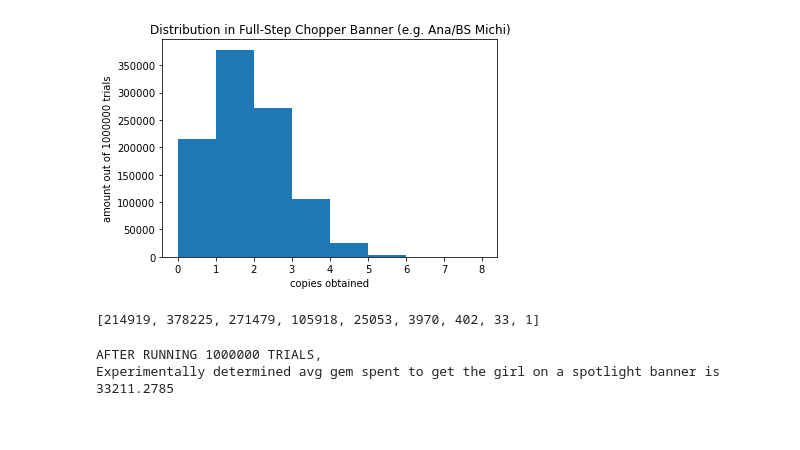
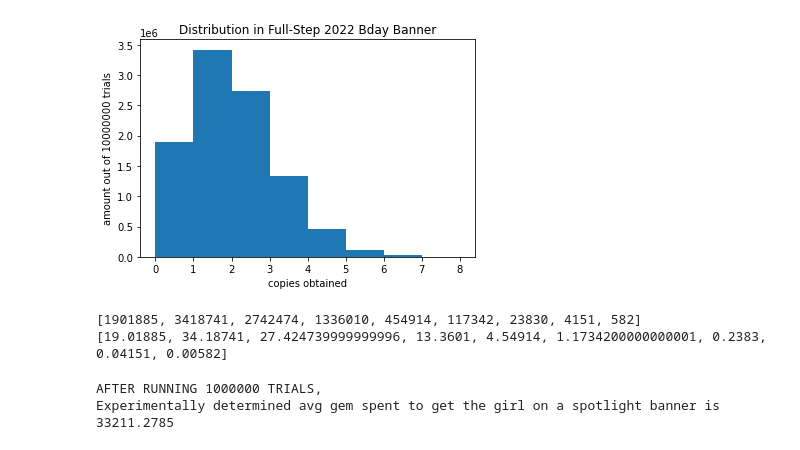
Before and after one commit to chinglamyung/SpotlightGachaSimulator, a Jupyter notebook: Spotlight Gacha Simulator.ipynb, the cells around one changed output. Cells and saved outputs as stored; diff of their text form; code cells hidden in the pictures.

Commit message:
completely revamped the pity system. you can now obtain more than 1 copy per step.

```diff
--- a/Spotlight Gacha Simulator.ipynb
+++ b/Spotlight Gacha Simulator.ipynb
@@ -2,11 +2,15 @@
 #HYPERPARAMETERS - FEEL FREE TO TWEAK
 
 DEBUG_STATEMENTS = False # feel free to change this to True and TRIALS to 1 to run a single simulation.
-#DEBUG_STATEMENTS = True
+TRIALS = 10000000 # number of trials to run. the higher the number, the more accurate the simulation, but runs for longer.
 
-TRIALS = 1000000 # number of trials to run. the higher the number, the more accurate the simulation, but runs for longer.
-#TRIALS = 1
+DEBUG = False
+#DEBUG = True
+if (DEBUG):
+    DEBUG_STATEMENTS = True
+    TRIALS = 1
 
+#PITY_ABUSE = True
 PITY_THRESHOLD = 4 #how many off from guarantee pity to trigger rolling singles at pity trick.
 
 #--------------------------------------------
@@ -506,46 +713,55 @@ def simulateOneChopper(): # Simulate a single step. returns True if it succeeds
 # %%
-# RUN TRIALS: CHOPPER REBIRTH MODE
-
-chopper_histo_rebirth = list()
-copies_obtained = 0
-
+# RUN TRIALS
+histogram = list()
+total_copies_obtained = 0
 for i in range(TRIALS):
     reset_trial()
-    for i in range(11):
-        if simulateOneChopper() == True:
-            CURRENT_STEP += 1
-            copies_obtained += 1
-    chopper_histo_rebirth.append(copies_obtained)
+    for i in range(12):
+        total_copies_obtained += simulateOneBday()
+    histogram.append(total_copies_obtained)
     if(DEBUG_STATEMENTS):
-        print(copies_obtained)
-    copies_obtained = 0
+        print(f"total copies obtained this trial is {total_copies_obtained}")
+    total_copies_obtained = 0
 # %%
-# PDF FOR COPIES OBTAINED IN CHOPPER GACHA
-cost_buckets_rebirth = list()
+# PDF FOR COPIES OBTAINED
+cost_buckets = list()
 for i in range(9):
-    cost_buckets_rebirth.append(i)
+    cost_buckets.append(i)
 
 fig,ax = plt.subplots(1,1)
-ax.hist(chopper_histo_rebirth, cost_buckets_rebirth)
-ax.set_title("Distribution in Full-Step Chopper Banner (e.g. Ana/BS Michi)")
+ax.hist(histogram, cost_buckets)
+
+#x_major_ticks = np.arange(0, 10, 1)
+#ax.set_xticks(x_major_ticks)
+
+ax.set_title("Distribution in Full-Step 2022 Bday Banner")
 ax.set_xlabel('copies obtained')
 ax.set_ylabel('amount out of ' + str(TRIALS) + ' trials')
 plt.show()
 # %% [output]
-[figure, old version]
+[figure, new version]
 # %%
+# SHOW CONCRETE NUMBERS
+
 amount_in_bin = list()
 for i in range(9):
     amount_in_bin.append(0)
+amount_in_bin_percentage = list(amount_in_bin)
 
-for i in range(len(chopper_histo_rebirth)):
+for i in range(len(histogram)):
     for j in range(len(amount_in_bin)):
-        if chopper_histo_rebirth[i] == j:
+        if histogram[i] == j:
             amount_in_bin[j] += 1
 
 print(amount_in_bin)
+
+for i in range(len(amount_in_bin)):
+    amount_in_bin_percentage[i] = amount_in_bin[i] / TRIALS * 100
+
+print(amount_in_bin_percentage)
 # %% [output]
-[214919, 378225, 271479, 105918, 25053, 3970, 402, 33, 1]
+[1901885, 3418741, 2742474, 1336010, 454914, 117342, 23830, 4151, 582]
+[19.01885, 34.18741, 27.424739999999996, 13.3601, 4.54914, 1.1734200000000001, 0.2383, 0.04151, 0.00582]
 # %%
 # RUN TRIALS: SPOTLIGHT
 
```
Also changed, not shown: parts of 5 cells of this notebook.
